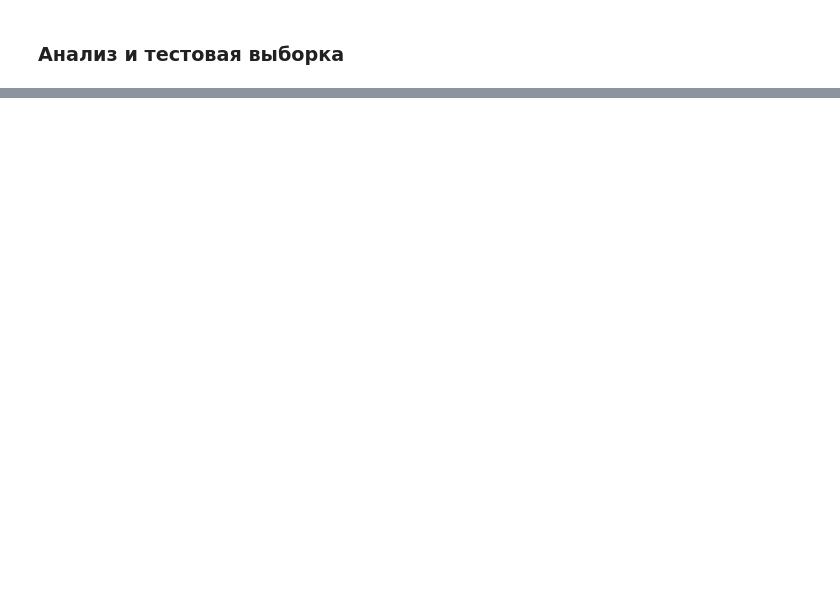
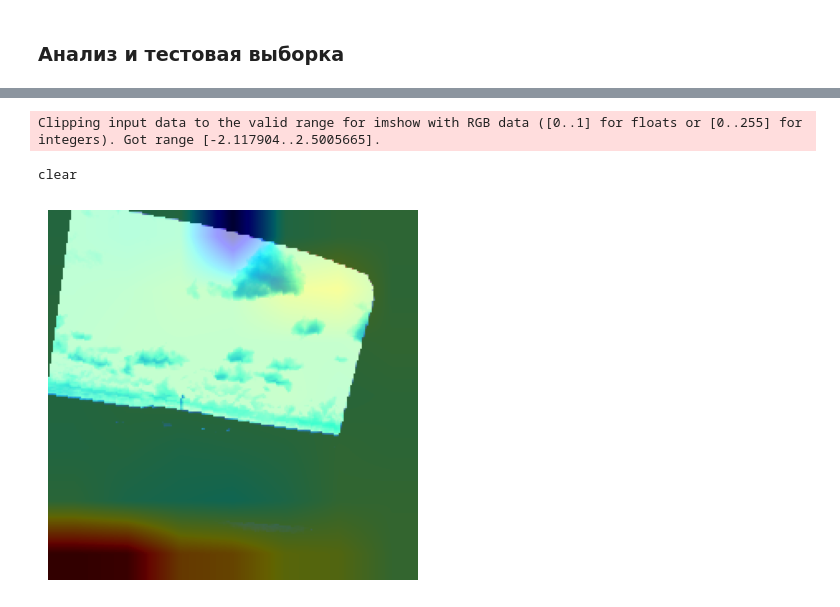
Before and after one commit to KirjikTeremok/WeatherNet, a Jupyter notebook: create_dataset.ipynb, the cells around one changed output, grey strips where cells are left out. Drawn from its saved outputs; the diff is of its cells as text; code cells hidden in the pictures; blank space fills up the shorter version.

```diff
--- a/create_dataset.ipynb
+++ b/create_dataset.ipynb
@@ -373,0 +420,4 @@ loss ->  0.062482001925342374
+# %%
+import cv2
+classes2 = ['clear', 'rain', 'snow']
+image_path = '/home/kiryusha/ml_dir/ml_env/test3.jpg'
@@ -373,0 +431,24 @@ loss ->  0.062482001925342374
+# %%
+def draw_heatmap(model, final_conv, fc_params, idx, image):
+    weight = np.squeeze(fc_params[0].cpu().data.numpy())
+    activated_features = SaveFeatures(final_conv)
+
+    # Пропускаем изображение через модель, чтобы активировать hook
+    label = model(image.unsqueeze(0))
+
+    # Проверяем, что features не пусты
+    if activated_features.features is None:
+        raise RuntimeError("Features are not captured. Make sure the image passes through the model and hook is set correctly.")
+
+    heatmap = getCAM(activated_features.features, weight, idx)
+    image = image.squeeze().cpu().numpy()
+
+    # Переставляем оси изображения с (3, 224, 224) на (224, 224, 3)
+    image = np.transpose(image, (1, 2, 0))
+
+    plt.imshow(image, cmap="gray")
+    plt.axis("off")
+    plt.imshow(cv2.resize(heatmap, (224, 224), interpolation=cv2.INTER_LINEAR), alpha=0.4, cmap='jet')
+    plt.axis("off")
+
+    return classes2[torch.argmax(label).item()]
@@ -373,0 +472,10 @@ loss ->  0.062482001925342374
+# %%
+
+#final_conv, fc_params = model.stages[-1].conv_transition, list(model.head.parameters())
+
+conv_p, linear_p = model.stages[-1].conv_transition, list(model.head.parameters())
+print(draw_heatmap(model=model, final_conv=conv_p, fc_params=linear_p, idx=clas, image=image))
+# %% [output]
+Clipping input data to the valid range for imshow with RGB data ([0..1] for floats or [0..255] for integers). Got range [-2.117904..2.5005665].
+clear
+[figure, added]
```
Also changed, not shown: parts of 30 cells of this notebook, 2 other files.
